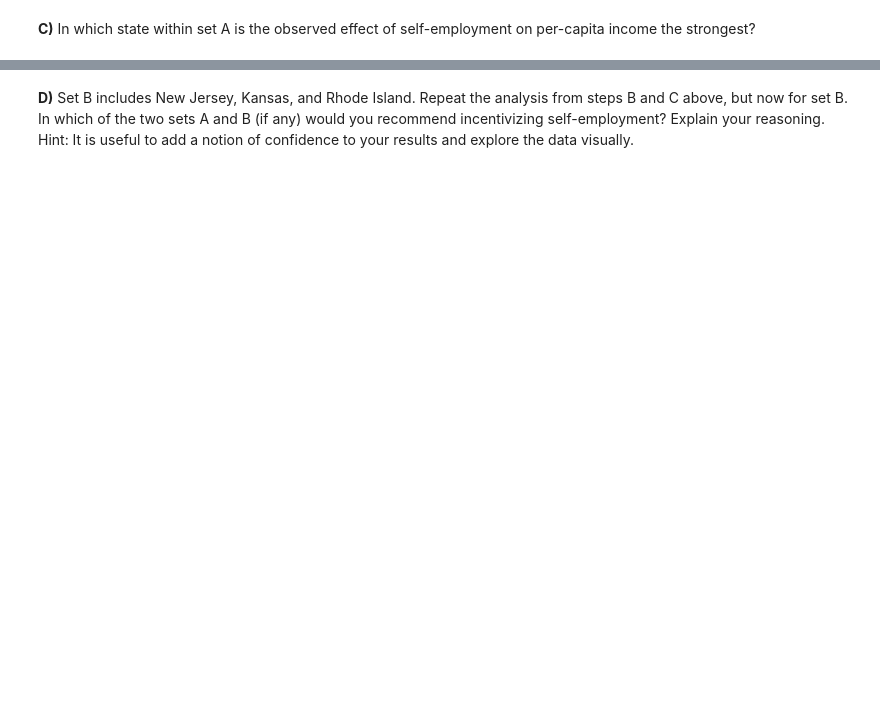
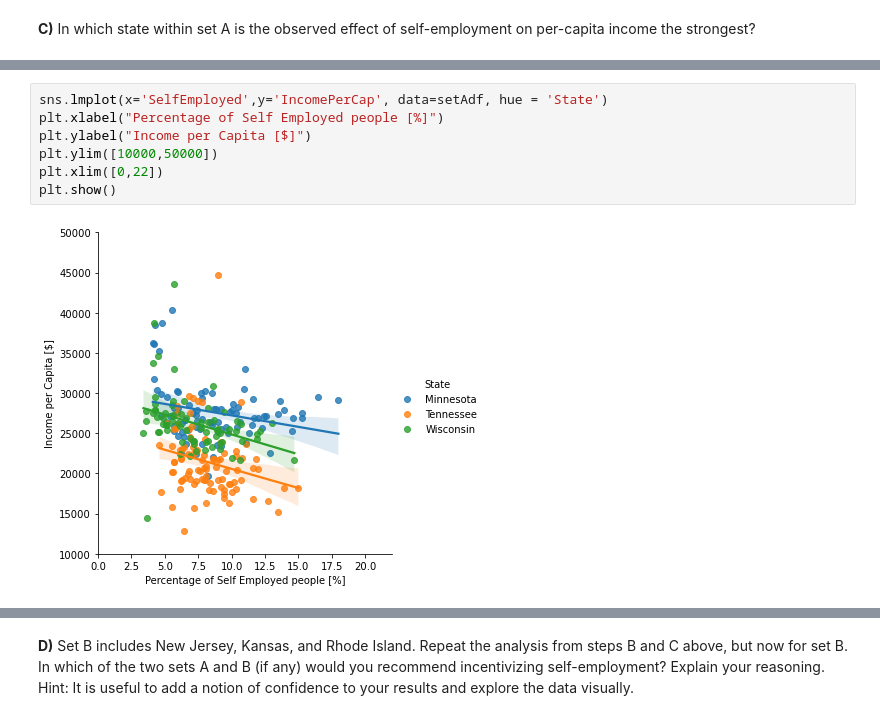
Before and after one commit to nourGhribi/2020, a Jupyter notebook: Tutorials/03 - Describing data/Describing_data_exercise.ipynb, the cells around one changed output, grey strips where cells are left out. Drawn from its saved outputs; the diff is of its cells as text; blank space fills up the shorter version.

```diff
--- a/Tutorials/03 - Describing data/Describing_data_exercise.ipynb
+++ b/Tutorials/03 - Describing data/Describing_data_exercise.ipynb
@@ -176,0 +210,9 @@ Since it is unethical and impossible in this setting to run a controlled experim
+# %%
+sns.lmplot(x='SelfEmployed',y='IncomePerCap', data=setAdf, hue = 'State')
+plt.xlabel("Percentage of Self Employed people [%]")
+plt.ylabel("Income per Capita [$]")
+plt.ylim([10000,50000])
+plt.xlim([0,22])
+plt.show()
+# %% [output]
+[figure, added]
```
Also changed, not shown: parts of 44 cells of this notebook.
